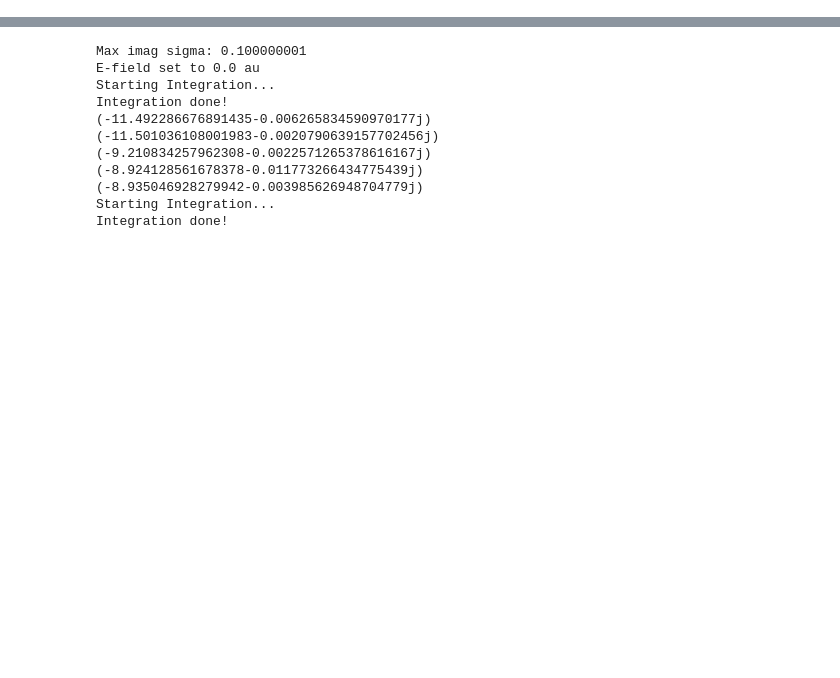
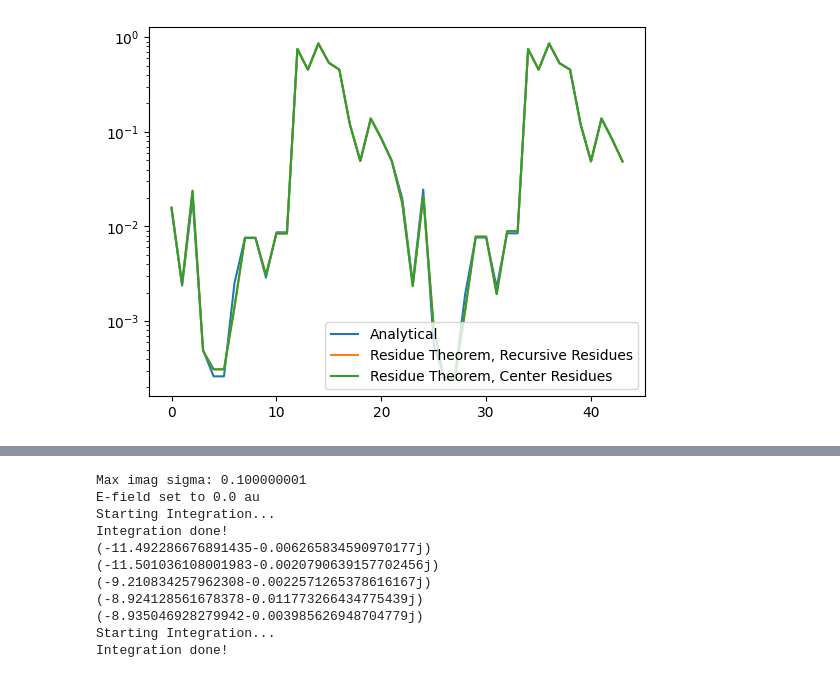
Before and after one commit to wliverno/GauNEGF, a Jupyter notebook: NEGF Tester.ipynb, the cells around one changed output, grey strips where cells are left out. Saved outputs shown, nothing was run; the diff lists cells and outputs as text; code cells hidden in the pictures; blank space fills up the shorter version.

```diff
--- a/NEGF Tester.ipynb
+++ b/NEGF Tester.ipynb
@@ -8,3 +57,11 @@ from scipy import io
+# %%
+
+a = np.array([range(len(P1))]).T
+plt.semilogy(a, np.diag(P1), a, np.diag(P2),a, np.diag(P3))
+plt.legend(('Analytical','Residue Theorem, Recursive Residues', 'Residue Theorem, Center Residues'))
+plt.show()
+# %% [output]
+[figure, added]
 # %%
 negf = NEGF('ethane')
 # %% [output]
```
Also changed, not shown: parts of 11 cells of this notebook, 2 other files.
